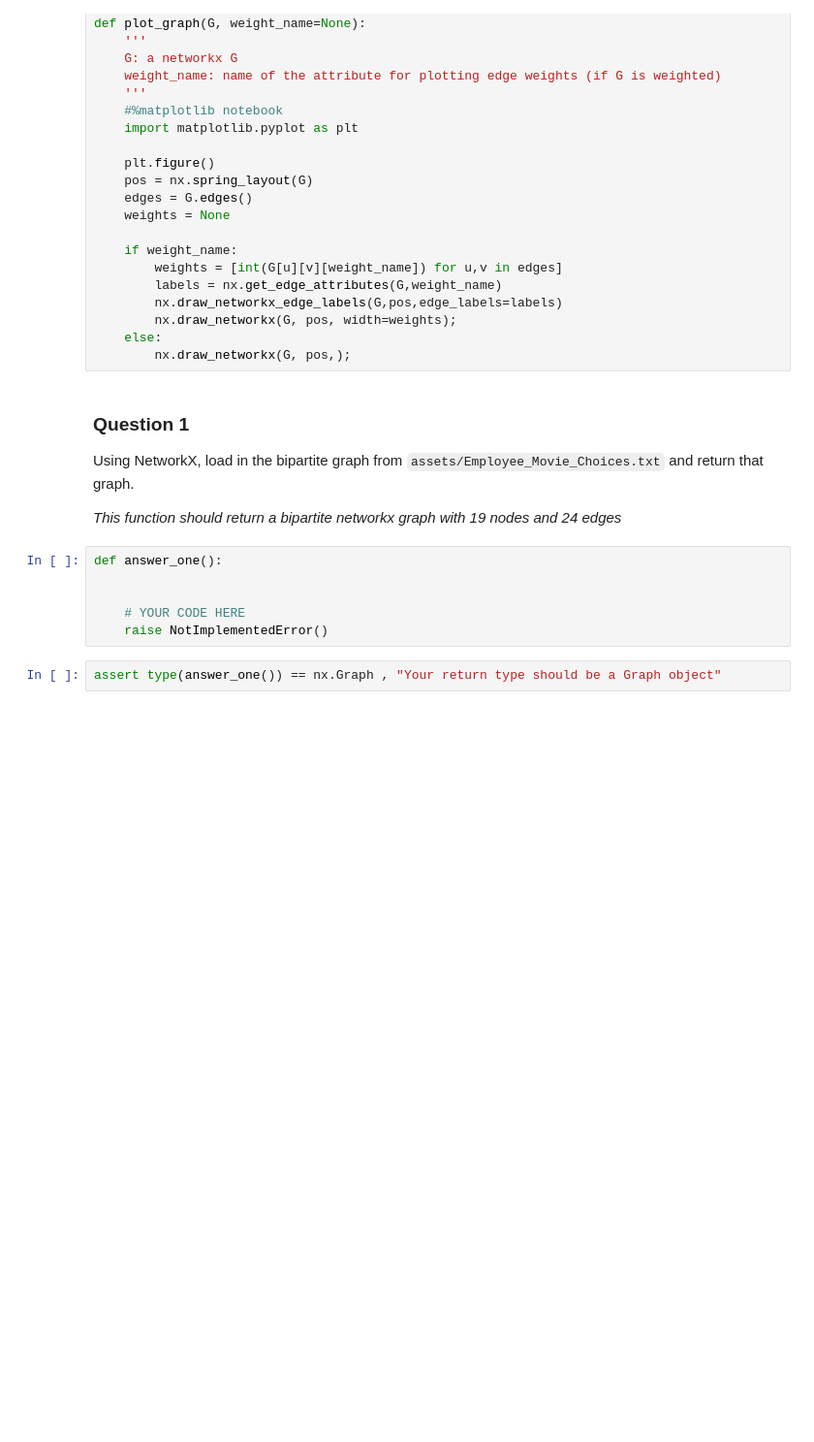
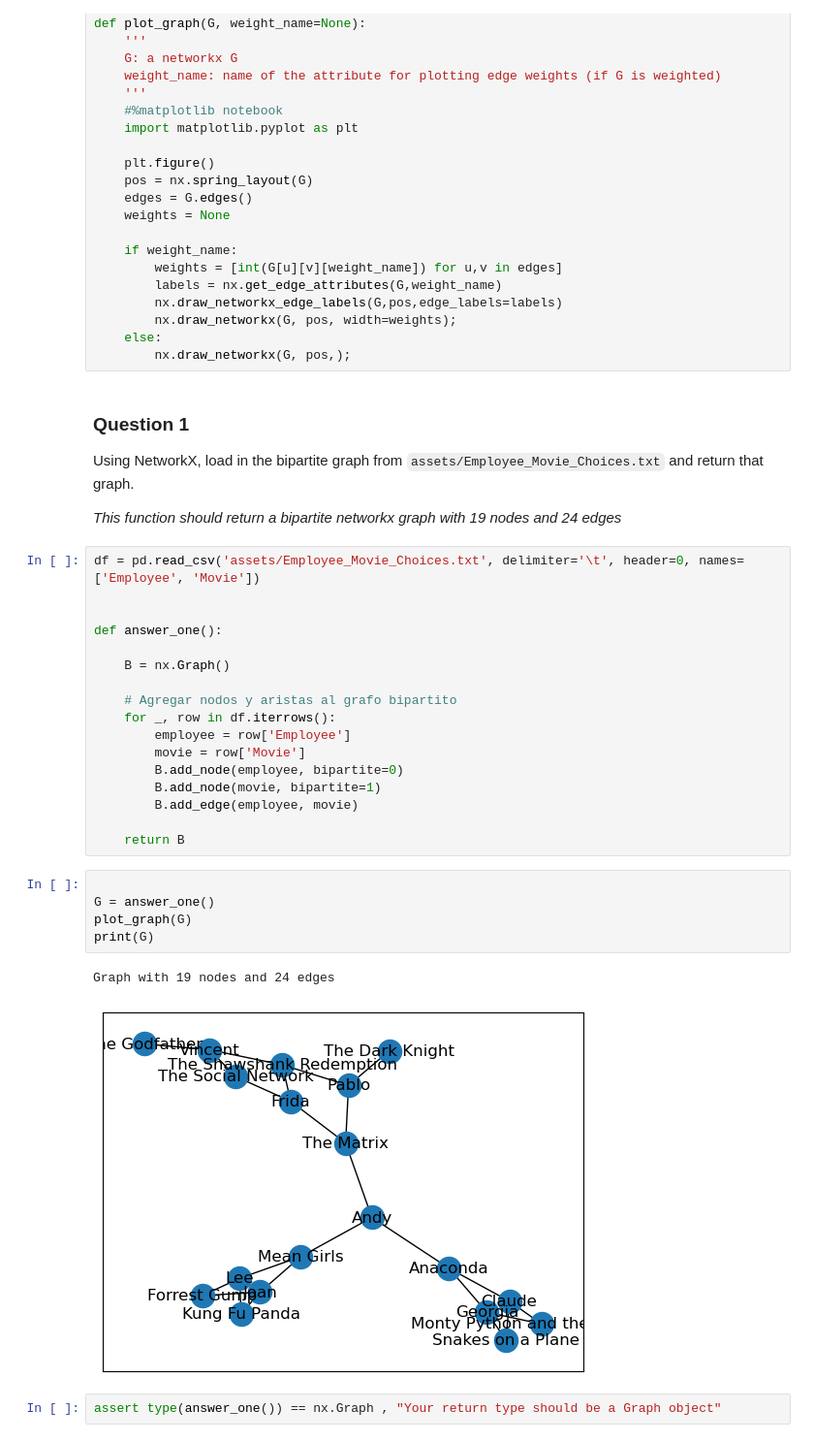
Before and after one commit to JCbarajas5/DataScience-Python-UM, a Jupyter notebook: Network Analysis/Assingnments/assignment 1/assignment1.ipynb, the cells around one changed output. Shown at 97% size. Saved outputs shown, nothing was run; the diff lists cells and outputs as text; blank space fills up the shorter version.

```diff
--- a/Network Analysis/Assingnments/assignment 1/assignment1.ipynb
+++ b/Network Analysis/Assingnments/assignment 1/assignment1.ipynb
@@ -66,12 +66,31 @@ def plot_graph(G, weight_name=None):
 Using NetworkX, load in the bipartite graph from `assets/Employee_Movie_Choices.txt` and return that graph.
 
 *This function should return a bipartite networkx graph with 19 nodes and 24 edges*
-# %%
-def answer_one():
-
-
-    # YOUR CODE HERE
-    raise NotImplementedError()
+# %%
+df = pd.read_csv('assets/Employee_Movie_Choices.txt', delimiter='\t', header=0, names=['Employee', 'Movie'])
+
+
+def answer_one():
+
+    B = nx.Graph()
+
+    # Agregar nodos y aristas al grafo bipartito
+    for _, row in df.iterrows():
+        employee = row['Employee']
+        movie = row['Movie']
+        B.add_node(employee, bipartite=0)
+        B.add_node(movie, bipartite=1)
+        B.add_edge(employee, movie)
+
+    return B
+# %%
+
+G = answer_one()
+plot_graph(G)
+print(G)
+# %% [output]
+Graph with 19 nodes and 24 edges
+[figure, added]
 # %%
 assert type(answer_one()) == nx.Graph , "Your return type should be a Graph object"
 # %% [markdown]
```
Also changed, not shown: parts of 8 cells of this notebook, 3 other files.
